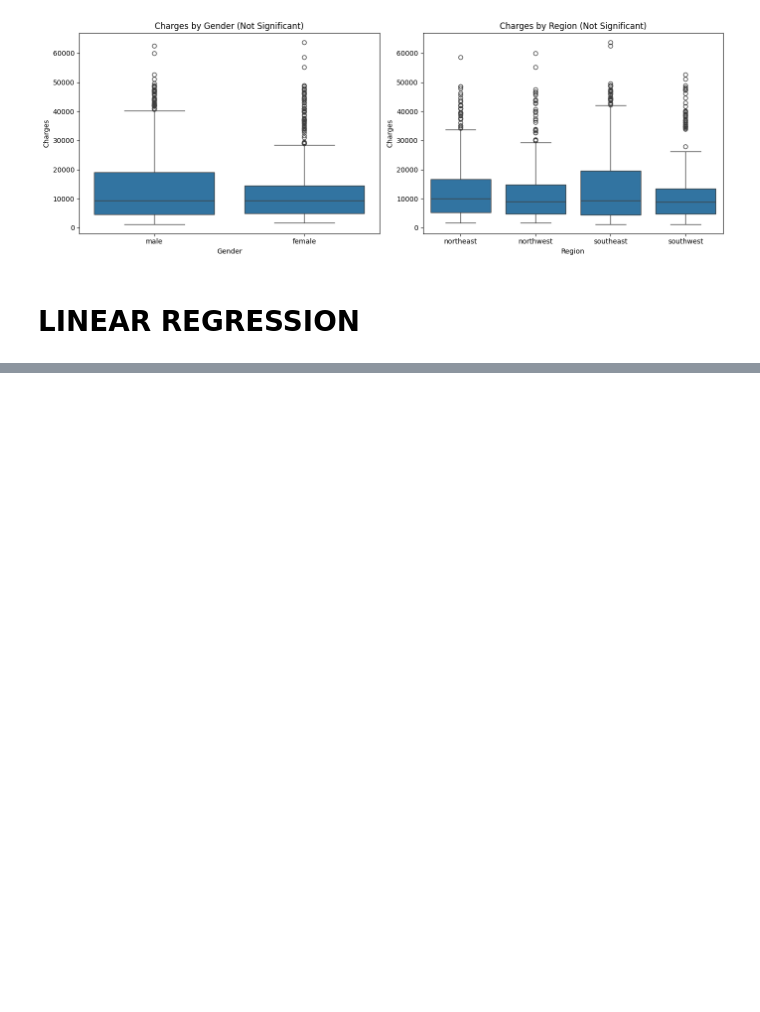
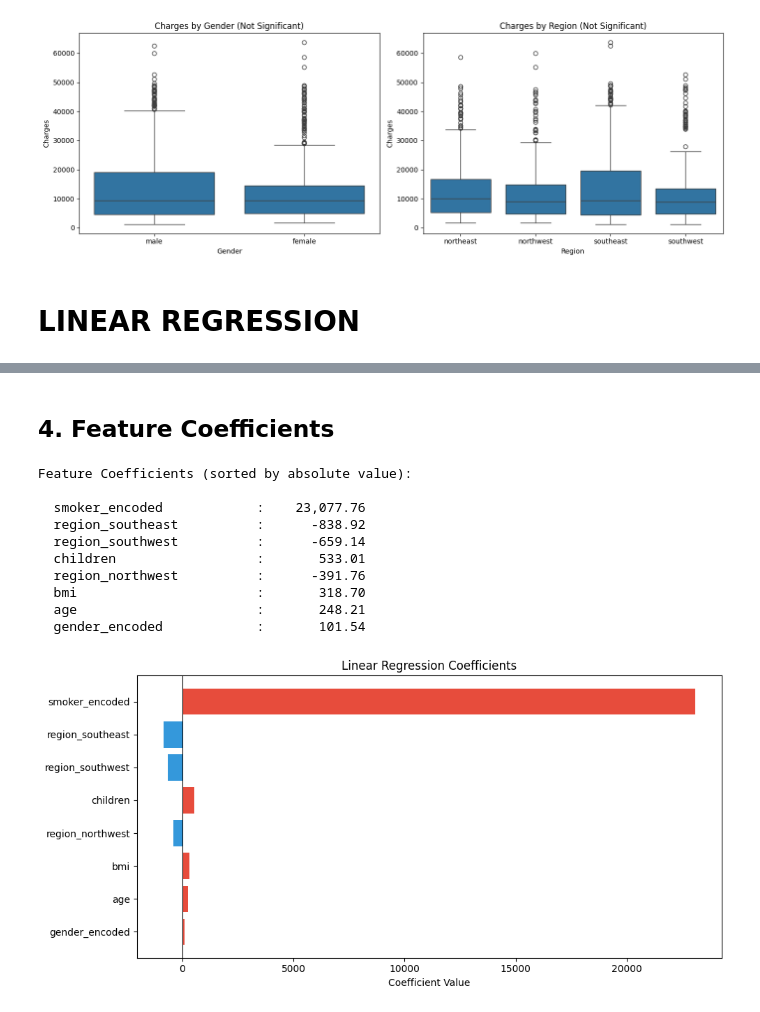
Before and after one commit to ameliacitradewi/C1-Tabular, a Jupyter notebook: code.ipynb, the cells around one changed output, grey strips where cells are left out. Cells and saved outputs as stored; diff of their text form; code cells hidden in the pictures; blank space fills up the shorter version.

```diff
--- a/code.ipynb
+++ b/code.ipynb
@@ -139,5 +139,18 @@ The BMI outlier in this dataset is above ~47.3 (upper bound IQR), with a max of
 
 Outlier charges are retained because they are the target variable that the model must predict.
+# %%
+Q1 = data_df['bmi'].quantile(0.25)
+Q3 = data_df['bmi'].quantile(0.75)
+IQR = Q3 - Q1
+lower = Q1 - 1.5 * IQR
+upper = Q3 + 1.5 * IQR
+
+before = len(data_df)
+data_df = data_df[(data_df['bmi'] >= lower) & (data_df['bmi'] <= upper)]
+after = len(data_df)
+
+print(f"Dropped {before - after} BMI outliers (BMI > {upper:.1f})")
+print(f"Remaining samples: {after}")
 # %%
 data_df['children'].value_counts()
 # %% [output]
@@ -480,0 +527,11 @@ plt.show()
+# %%
+from sklearn.linear_model import LinearRegression
+
+model = LinearRegression()
+model.fit(X_train, y_train)
+
+y_pred_train = model.predict(X_train)
+y_pred_test = model.predict(X_test)
+
+print("Linear Regression model trained successfully.")
+print(f"Intercept: {model.intercept_:,.2f}")
@@ -480,0 +578,33 @@ plt.show()
+# %% [markdown]
+## 4. Feature Coefficients
+# %%
+coef_df = pd.DataFrame({
+    'Feature': feature_cols,
+    'Coefficient': model.coef_
+}).sort_values(by='Coefficient', key=abs, ascending=False)
+
+print("Feature Coefficients (sorted by absolute value):\n")
+for _, row in coef_df.iterrows():
+    print(f"  {row['Feature']:25s} : {row['Coefficient']:>12,.2f}")
+
+plt.figure(figsize=(10, 5))
+colors = ['#e74c3c' if c > 0 else '#3498db' for c in coef_df['Coefficient']]
+plt.barh(coef_df['Feature'], coef_df['Coefficient'], color=colors)
+plt.xlabel('Coefficient Value')
+plt.title('Linear Regression Coefficients')
+plt.axvline(x=0, color='black', linewidth=0.8)
+plt.gca().invert_yaxis()
+plt.tight_layout()
+plt.show()
+# %% [output]
+Feature Coefficients (sorted by absolute value):
+
+  smoker_encoded            :    23,077.76
+  region_southeast          :      -838.92
+  region_southwest          :      -659.14
+  children                  :       533.01
+  region_northwest          :      -391.76
+  bmi                       :       318.70
+  age                       :       248.21
+  gender_encoded            :       101.54
+[figure, added]
```
Also changed, not shown: parts of 11 cells of this notebook, 1 other file.
